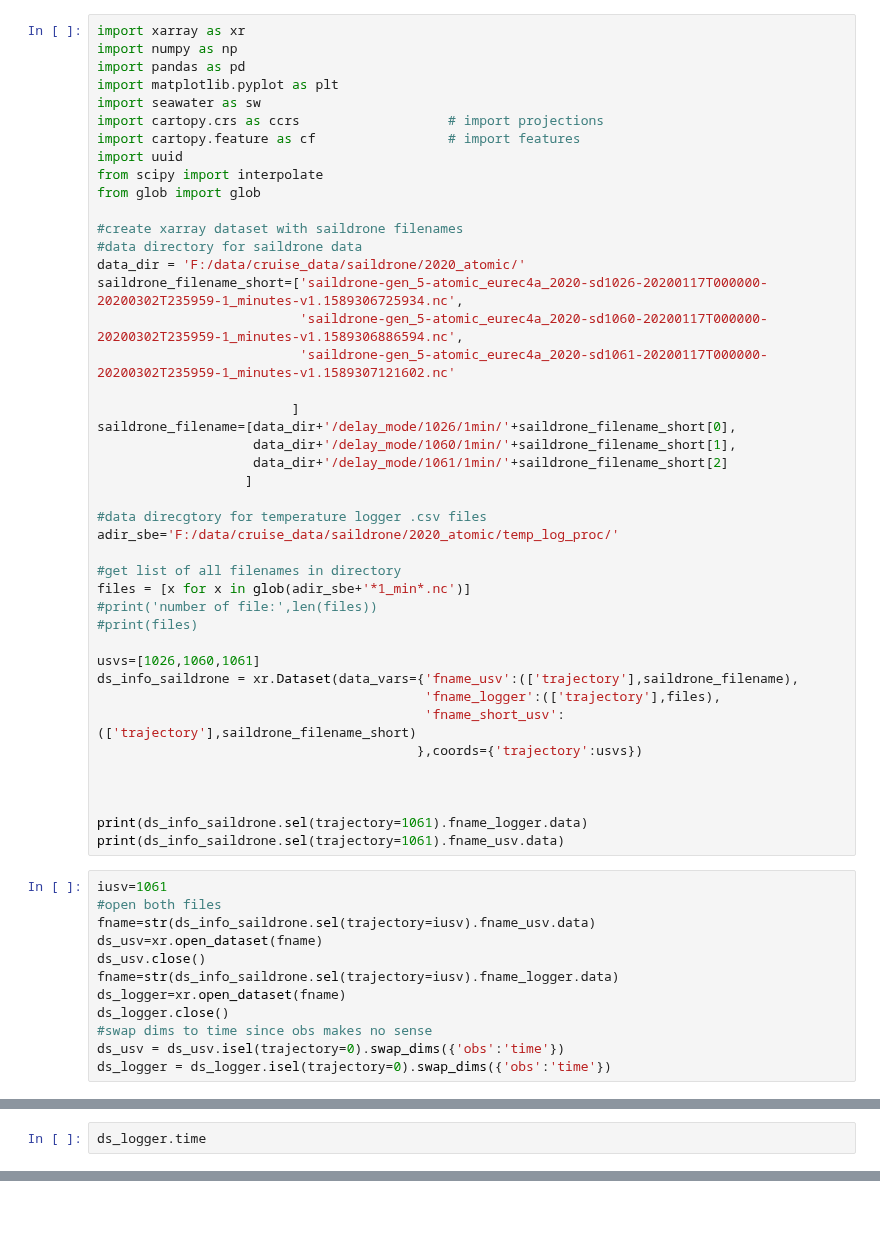
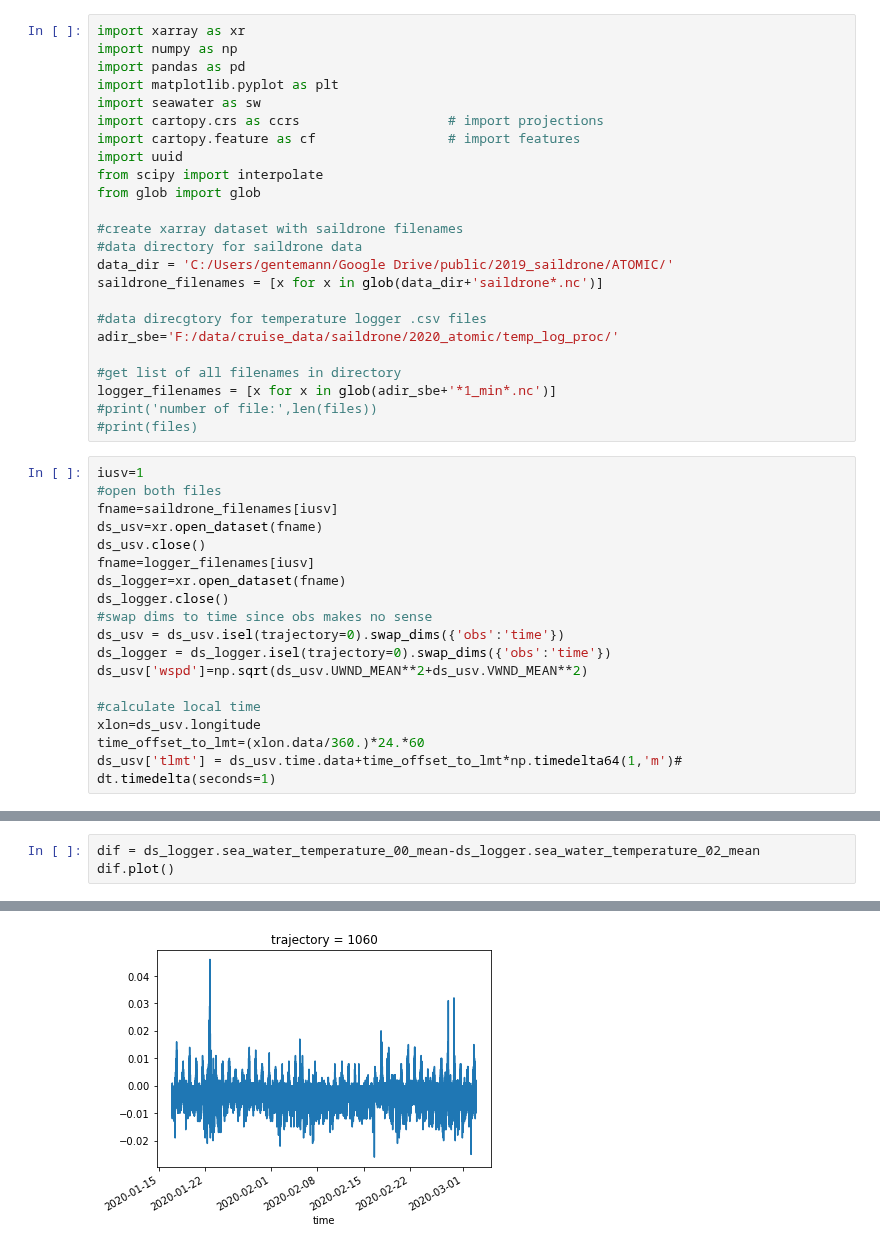
Before and after one commit to cgentemann/Saildrone, a Jupyter notebook: atomic/Basic_plotting.ipynb, the cells around one changed output, grey strips where cells are left out. Cells and saved outputs as stored; diff of their text form; blank space fills up the shorter version.

Commit message:
added plots

```diff
--- a/atomic/Basic_plotting.ipynb
+++ b/atomic/Basic_plotting.ipynb
@@ -12,47 +12,34 @@ from glob import glob
 
 #create xarray dataset with saildrone filenames
 #data directory for saildrone data
-data_dir = 'F:/data/cruise_data/saildrone/2020_atomic/'
-saildrone_filename_short=['saildrone-gen_5-atomic_eurec4a_2020-sd1026-20200117T000000-20200302T235959-1_minutes-v1.1589306725934.nc',
-                          'saildrone-gen_5-atomic_eurec4a_2020-sd1060-20200117T000000-20200302T235959-1_minutes-v1.1589306886594.nc',
-                          'saildrone-gen_5-atomic_eurec4a_2020-sd1061-20200117T000000-20200302T235959-1_minutes-v1.1589307121602.nc'
-
-                         ]
-saildrone_filename=[data_dir+'/delay_mode/1026/1min/'+saildrone_filename_short[0],
-                    data_dir+'/delay_mode/1060/1min/'+saildrone_filename_short[1],
-                    data_dir+'/delay_mode/1061/1min/'+saildrone_filename_short[2]
-                   ]
+data_dir = 'C:/Users/gentemann/Google Drive/public/2019_saildrone/ATOMIC/'
+saildrone_filenames = [x for x in glob(data_dir+'saildrone*.nc')]
 
 #data direcgtory for temperature logger .csv files
 adir_sbe='F:/data/cruise_data/saildrone/2020_atomic/temp_log_proc/'
 
 #get list of all filenames in directory
-files = [x for x in glob(adir_sbe+'*1_min*.nc')]
+logger_filenames = [x for x in glob(adir_sbe+'*1_min*.nc')]
 #print('number of file:',len(files))
 #print(files)
-
-usvs=[1026,1060,1061]
-ds_info_saildrone = xr.Dataset(data_vars={'fname_usv':(['trajectory'],saildrone_filename),
-                                          'fname_logger':(['trajectory'],files),
-                                          'fname_short_usv':(['trajectory'],saildrone_filename_short)
-                                         },coords={'trajectory':usvs})
-
-
-
-print(ds_info_saildrone.sel(trajectory=1061).fname_logger.data)
-print(ds_info_saildrone.sel(trajectory=1061).fname_usv.data)
 # %%
-iusv=1061
+iusv=1
 #open both files
-fname=str(ds_info_saildrone.sel(trajectory=iusv).fname_usv.data)
+fname=saildrone_filenames[iusv]
 ds_usv=xr.open_dataset(fname)
 ds_usv.close()
-fname=str(ds_info_saildrone.sel(trajectory=iusv).fname_logger.data)
+fname=logger_filenames[iusv]
 ds_logger=xr.open_dataset(fname)
 ds_logger.close()
 #swap dims to time since obs makes no sense
 ds_usv = ds_usv.isel(trajectory=0).swap_dims({'obs':'time'})
 ds_logger = ds_logger.isel(trajectory=0).swap_dims({'obs':'time'})
+ds_usv['wspd']=np.sqrt(ds_usv.UWND_MEAN**2+ds_usv.VWND_MEAN**2)
+
+#calculate local time
+xlon=ds_usv.longitude
+time_offset_to_lmt=(xlon.data/360.)*24.*60
+ds_usv['tlmt'] = ds_usv.time.data+time_offset_to_lmt*np.timedelta64(1,'m')# dt.timedelta(seconds=1)
 # %%
 ds_usv.TEMP_SBE37_MEAN.plot()
 ds_logger.sea_water_temperature_00_mean.plot()
@@ -59,2 +49,4 @@ ds_logger.sea_water_temperature_00_mean.plot()
-# %%
-ds_logger.time
+# %%
+dif = ds_logger.sea_water_temperature_00_mean-ds_logger.sea_water_temperature_02_mean
+dif.plot()
+# %% [output]
@@ -60,0 +54 @@ ds_logger.time
+[figure, added]
```
Also changed, not shown: parts of 4 cells of this notebook.
